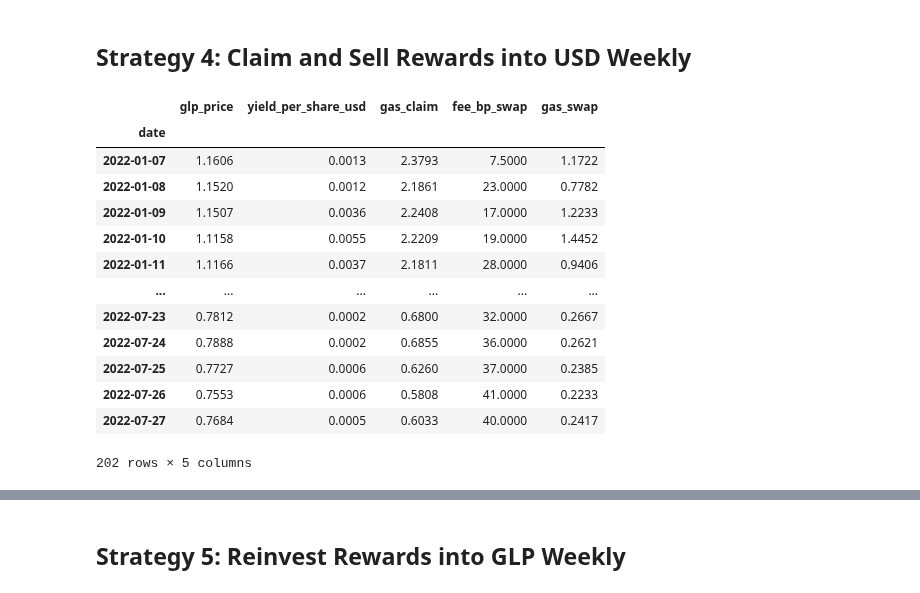
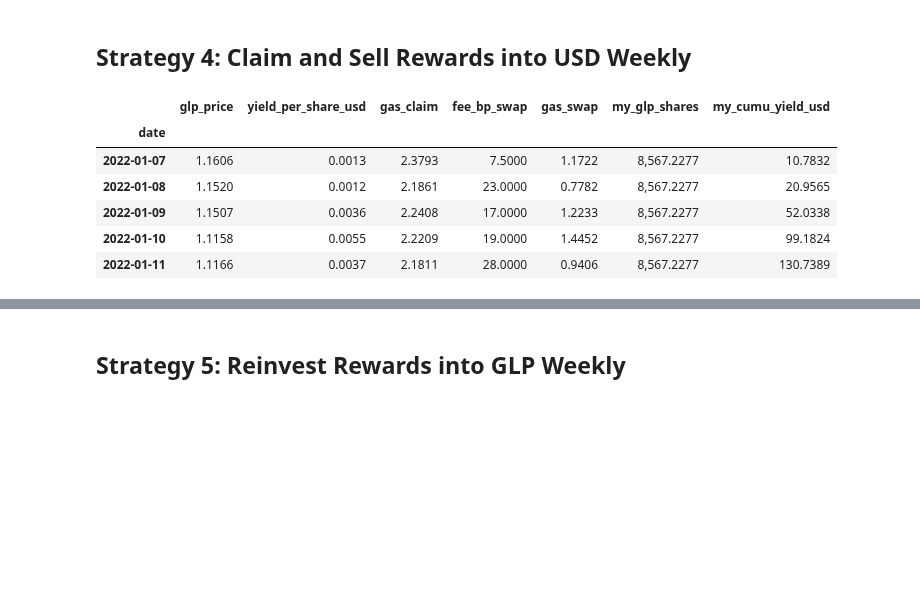
Before and after one commit to coindataschool/GMX, a Jupyter notebook: notebook/Avalanche/glp_strategies_comparison.ipynb, the cells around one changed output, grey strips where cells are left out. Drawn from its saved outputs; the diff is of its cells as text; code cells hidden in the pictures; blank space fills up the shorter version.

```diff
--- a/notebook/Avalanche/glp_strategies_comparison.ipynb
+++ b/notebook/Avalanche/glp_strategies_comparison.ipynb
@@ -72,7 +72,7 @@ df_avax_usd_swap_cost = extract_frame_from_dune_data(swap_cost)
 df_avax_reward_claim_cost = extract_frame_from_dune_data(claim_cost)
 df_avax_glp_mint_cost = extract_frame_from_dune_data(mint_cost)
 # %%
-df_price_yield = (df_price_yield[['avax_price', 'eth_price', 'btc_price', 'glp_price',
+df_price_yield = (df_price_yield[['avax_price', 'btc_price', 'glp_price',
                                   'glp_supply', 'cumu_glp_supply',
                                   'yield_usd', 'yield_avax']]
                       .assign(yield_per_share_usd = lambda x: x.yield_usd / x.cumu_glp_supply,
@@ -391,25 +392,20 @@ if daily_reserve[-1] < 0:
 # %%
 # from day 2 until the last day
 df = (pd.merge(df_price_yield.loc[day2:end_date, ['glp_price', 'yield_per_share_usd']],
                df_avax_reward_claim_cost, left_index=True, right_index=True)
         .rename(columns = {'gas_usd': 'gas_claim'})
      )
 df = (pd.merge(df, df_avax_usd_swap_cost, left_index=True, right_index=True)
         .rename(columns = {'gas_usd': 'gas_swap', 'fee_bp': 'fee_bp_swap'})
      )
-df
+df = df.assign(my_glp_shares = init_shares,
+               my_cumu_yield_usd = lambda x: (x.yield_per_share_usd * x.my_glp_shares).cumsum())
+df.head()
 # %% [output]
-|  | glp_price | yield_per_share_usd | gas_claim | fee_bp_swap | gas_swap |
-| date |  |  |  |  |  |
-| 2022-01-07 | 1.1606 | 0.0013 | 2.3793 | 7.5000 | 1.1722 |
-| 2022-01-08 | 1.1520 | 0.0012 | 2.1861 | 23.0000 | 0.7782 |
-| 2022-01-09 | 1.1507 | 0.0036 | 2.2408 | 17.0000 | 1.2233 |
-| 2022-01-10 | 1.1158 | 0.0055 | 2.2209 | 19.0000 | 1.4452 |
-| 2022-01-11 | 1.1166 | 0.0037 | 2.1811 | 28.0000 | 0.9406 |
-| ... | ... | ... | ... | ... | ... |
-| 2022-07-23 | 0.7812 | 0.0002 | 0.6800 | 32.0000 | 0.2667 |
-| 2022-07-24 | 0.7888 | 0.0002 | 0.6855 | 36.0000 | 0.2621 |
-| 2022-07-25 | 0.7727 | 0.0006 | 0.6260 | 37.0000 | 0.2385 |
-| 2022-07-26 | 0.7553 | 0.0006 | 0.5808 | 41.0000 | 0.2233 |
-| 2022-07-27 | 0.7684 | 0.0005 | 0.6033 | 40.0000 | 0.2417 |
+|  | glp_price | yield_per_share_usd | gas_claim | fee_bp_swap | gas_swap | my_glp_shares | my_cumu_yield_usd |
+| date |  |  |  |  |  |  |  |
+| 2022-01-07 | 1.1606 | 0.0013 | 2.3793 | 7.5000 | 1.1722 | 8,567.2277 | 10.7832 |
+| 2022-01-08 | 1.1520 | 0.0012 | 2.1861 | 23.0000 | 0.7782 | 8,567.2277 | 20.9565 |
+| 2022-01-09 | 1.1507 | 0.0036 | 2.2408 | 17.0000 | 1.2233 | 8,567.2277 | 52.0338 |
+| 2022-01-10 | 1.1158 | 0.0055 | 2.2209 | 19.0000 | 1.4452 | 8,567.2277 | 99.1824 |
+| 2022-01-11 | 1.1166 | 0.0037 | 2.1811 | 28.0000 | 0.9406 | 8,567.2277 | 130.7389 |
-202 rows × 5 columns
```
Also changed, not shown: parts of 25 cells of this notebook, 3 other files.
